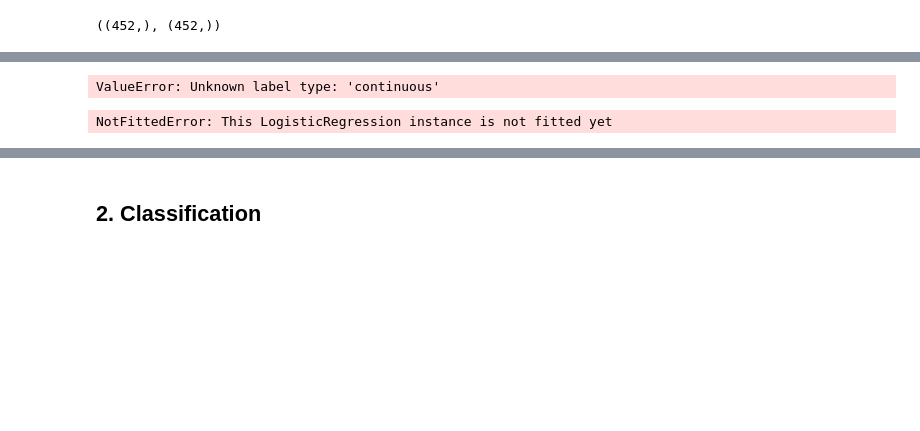
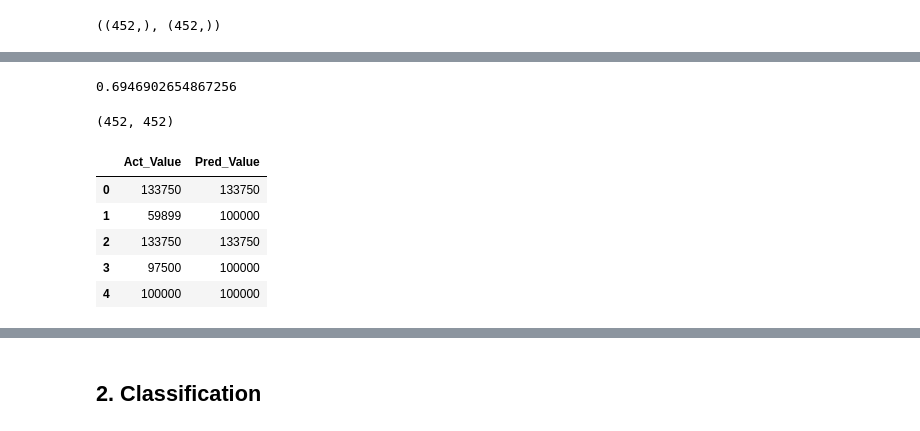
Before and after one commit to sealbamboo/DSme, a Jupyter notebook: Pro4/Step 6b -- Modelling.ipynb, the cells around one changed output, grey strips where cells are left out. Saved outputs shown, nothing was run; the diff lists cells and outputs as text; code cells hidden in the pictures; blank space fills up the shorter version.

```diff
--- a/Pro4/Step 6b -- Modelling.ipynb
+++ b/Pro4/Step 6b -- Modelling.ipynb
@@ -248,20 +250,26 @@ ax.set_title("Linear Regression Model");
-# %%
-logreg = LogisticRegression()
-logreg.fit(X_train,y_train)
-# %% [output]
-ValueError: Unknown label type: 'continuous'
-# %%
-logreg.score(X_test, y_test)
-# %% [output]
-NotFittedError: This LogisticRegression instance is not fitted yet
+# %%
+logreg = LogisticRegression()
+y_train = np.asarray(y_train, dtype="int")
+y_test = np.asarray(y_test, dtype="int")
+logreg.fit(X_train,y_train)
+logreg.score(X_test, y_test)
+# %% [output]
+0.6946902654867256
 # %%
 y_pred = logreg.predict(X_test)
+len(y_pred), len(y_test)
+# %% [output]
+(452, 452)
 # %%
 columns=['Act_Value','Pred_Value']
-helper = pd.DataFrame([np.array(y_test),y_pred])
+helper = pd.DataFrame([y_test,y_pred])
 helper = helper.transpose()
 helper.columns = columns
-
-sns.lmplot(x='Act_Value', y='Pred_Value', data = helper);
-ax = plt.gca()
-ax.set_title("Logistic Regression Model");
+helper.head()
+# %% [output]
+|  | Act_Value | Pred_Value |
+| 0 | 133750 | 133750 |
+| 1 | 59899 | 100000 |
+| 2 | 133750 | 133750 |
+| 3 | 97500 | 100000 |
+| 4 | 100000 | 100000 |
```
Also changed, not shown: parts of 28 cells of this notebook, 5 other files.
